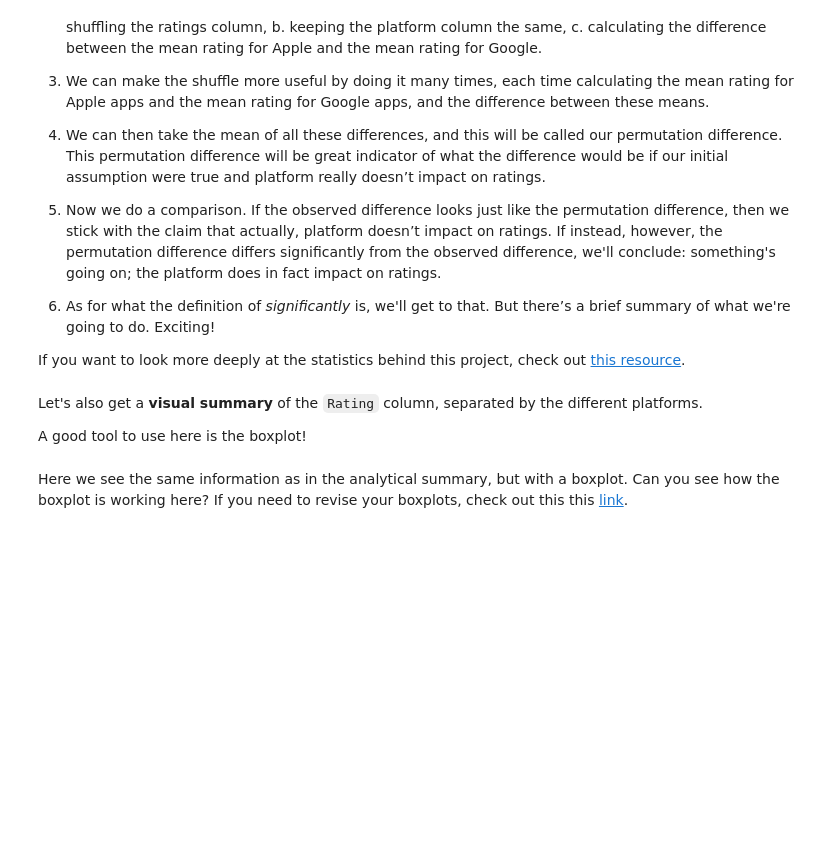
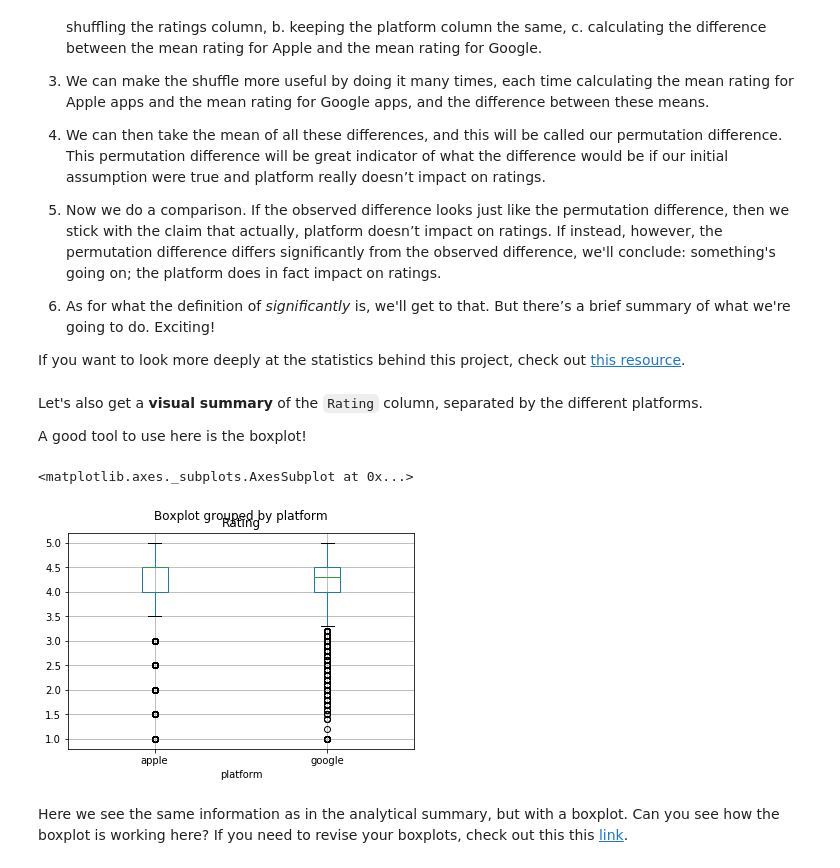
Before and after one commit to SwissMisra/App_Integration, a Jupyter notebook: Springboard Apps project - Tier 3 - Complete.ipynb, the cells around one changed output. Cells and saved outputs as stored; diff of their text form; code cells hidden in the pictures; blank space fills up the shorter version.

```diff
--- a/Springboard Apps project - Tier 3 - Complete.ipynb
+++ b/Springboard Apps project - Tier 3 - Complete.ipynb
@@ -340,10 +340,8 @@ merge_df.sample(12)
 As you can see there are some `NaN` values. We want to eliminate all these `NaN` values from the table.
 # %%
 # Lets check first the dimesions of df before droping `NaN` values. Use the .shape feature.
-_ _ _
-
 # Use the dropna() method to eliminate all the NaN values, and overwrite the same dataframe with the result.
-_ _ _
+merge_drop_na_df = merge_df.dropna()
 
 # Check the new dimesions of our dataframe.
-_ _ _
+merge_df.shape, merge_drop_na_df.shape
@@ -361,4 +369,5 @@ _ _ _
 929 apps do not have reviews, we need to eliminate these points!
 # %%
 # Eliminate the points that have 0 reviews.
-_ _ _
+review_df = merge_drop_na_df[merge_drop_na_df['Reviews'] > 0]
+review_df.count()
@@ -400,7 +421,10 @@ Let's also get a **visual summary** of the `Rating` column, separated by the dif
 A good tool to use here is the boxplot!
 # %%
 # Call the boxplot() method on our df.
-_ _ _
+review_df.boxplot(column = 'Rating', by='platform')
+# %% [output]
+<matplotlib.axes._subplots.AxesSubplot at 0x...>
+[figure, added]
 # %% [markdown]
 Here we see the same information as in the analytical summary, but with a boxplot. Can you see how the boxplot is working here? If you need to revise your boxplots, check out this this [link](https://www.kaggle.com/ramamet4/app-store-apple-data-set-10k-apps).
 # %% [markdown]
```
Also changed, not shown: parts of 17 cells of this notebook, 1 other file.
